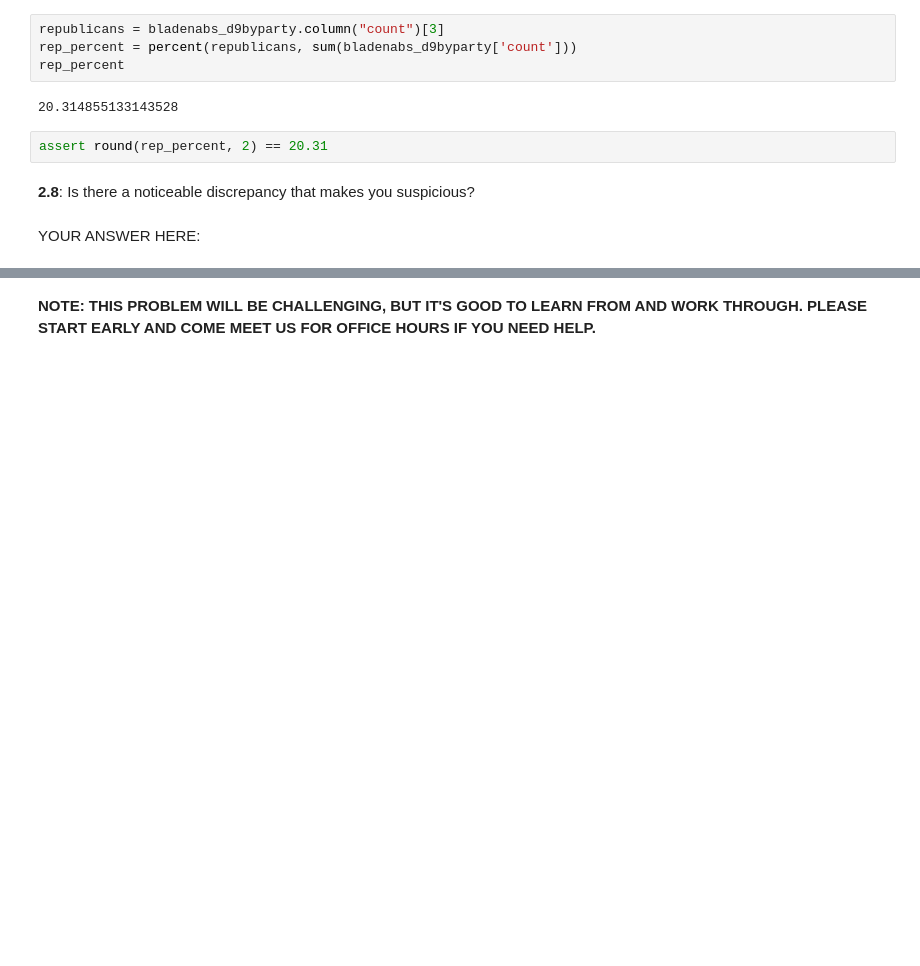
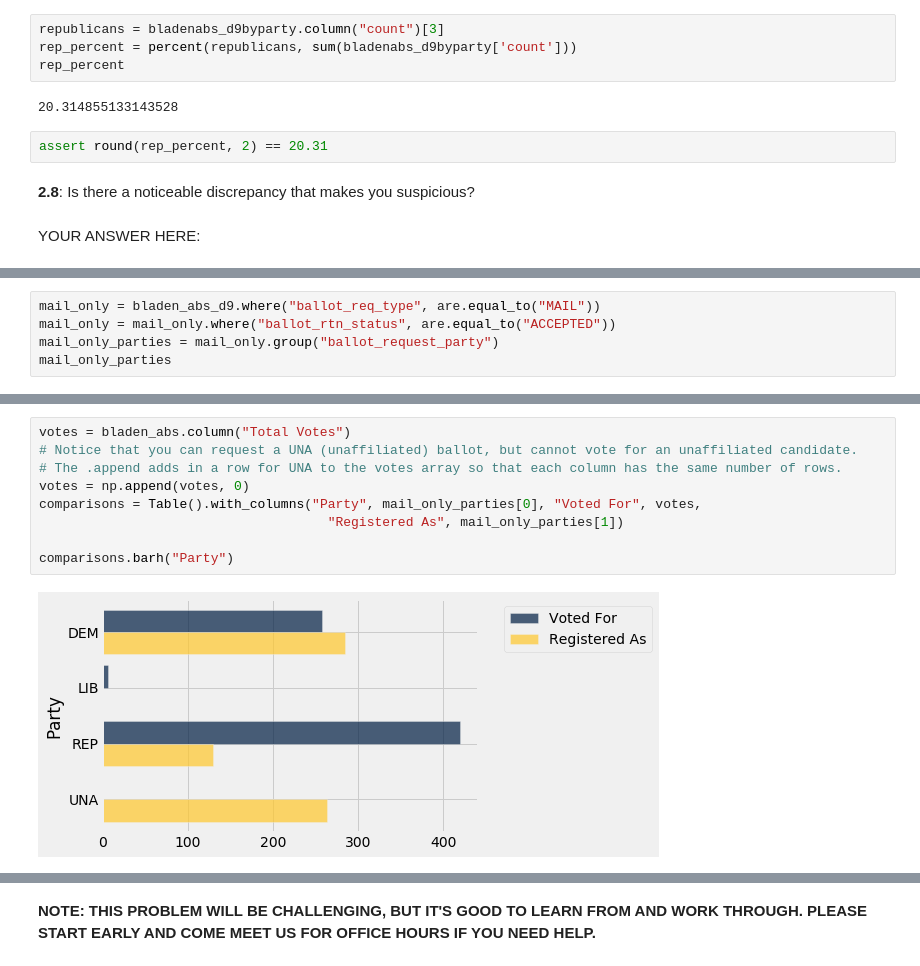
Before and after one commit to christopherzheng/decodingpolitics, a Jupyter notebook: codingassignments/proj2/[Decoding Politics] Coding Assignment 2.ipynb, the cells around one changed output, grey strips where cells are left out. Cells and saved outputs as stored; diff of their text form; blank space fills up the shorter version.

Commit message:
Cleaned up descriptions and instructions, added visualization

```diff
--- a/codingassignments/proj2/[Decoding Politics] Coding Assignment 2.ipynb
+++ b/codingassignments/proj2/[Decoding Politics] Coding Assignment 2.ipynb
@@ -272,0 +281,5 @@ YOUR ANSWER HERE:
+# %%
+mail_only = bladen_abs_d9.where("ballot_req_type", are.equal_to("MAIL"))
+mail_only = mail_only.where("ballot_rtn_status", are.equal_to("ACCEPTED"))
+mail_only_parties = mail_only.group("ballot_request_party")
+mail_only_parties
@@ -272,0 +298,11 @@ YOUR ANSWER HERE:
+# %%
+votes = bladen_abs.column("Total Votes")
+# Notice that you can request a UNA (unaffiliated) ballot, but cannot vote for an unaffiliated candidate.
+# The .append adds in a row for UNA to the votes array so that each column has the same number of rows.
+votes = np.append(votes, 0)
+comparisons = Table().with_columns("Party", mail_only_parties[0], "Voted For", votes,
+                                     "Registered As", mail_only_parties[1])
+
+comparisons.barh("Party")
+# %% [output]
+[figure, added]
```
Also changed, not shown: parts of 27 cells of this notebook.
